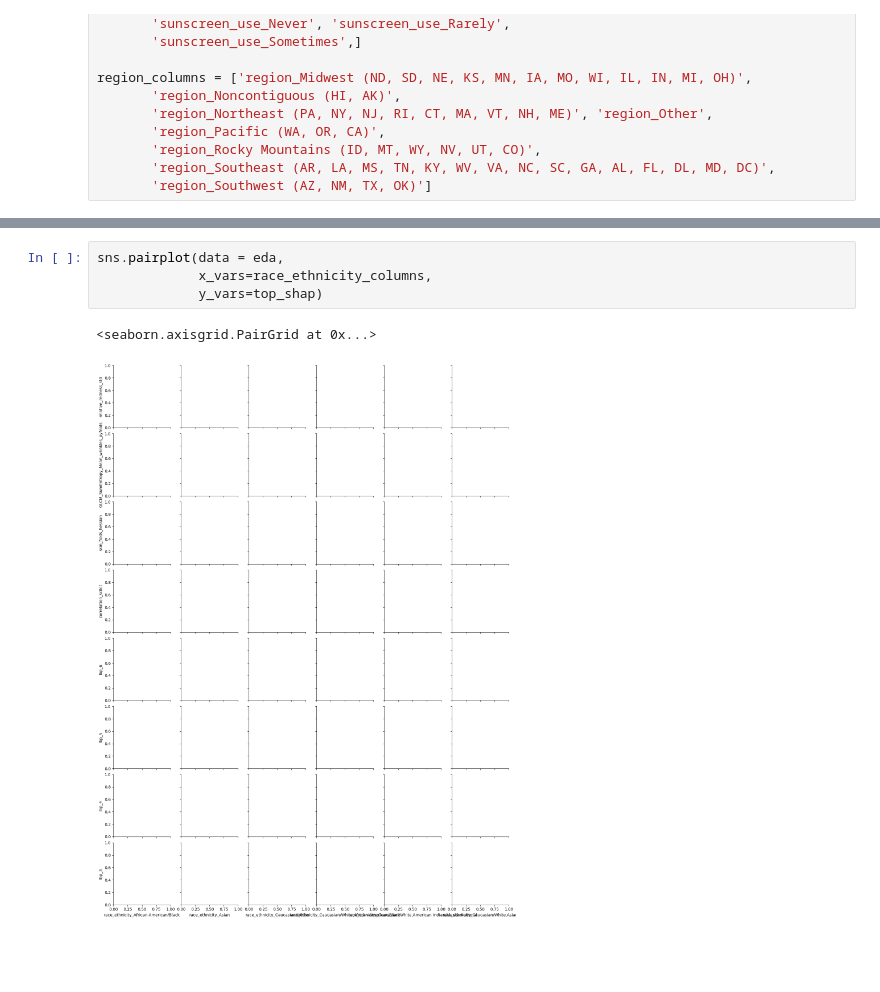
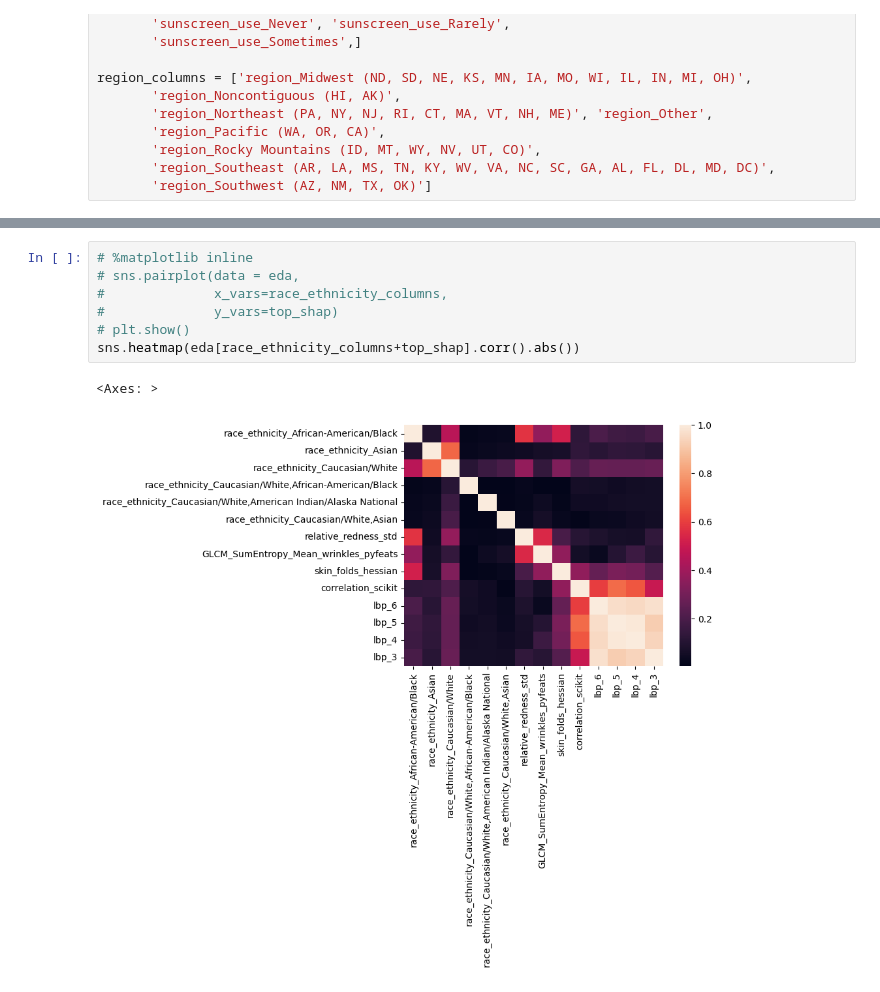
Before and after one commit to velexi-research/DermaML, a Jupyter notebook: notebooks/2024-11-08-NT-Feature-EDA.ipynb, the cells around one changed output, grey strips where cells are left out. Drawn from its saved outputs; the diff is of its cells as text; blank space fills up the shorter version.

```diff
--- a/notebooks/2024-11-08-NT-Feature-EDA.ipynb
+++ b/notebooks/2024-11-08-NT-Feature-EDA.ipynb
@@ -226,8 +252,11 @@ region_columns = ['region_Midwest (ND, SD, NE, KS, MN, IA, MO, WI, IL, IN, MI, O
 # %%
-sns.pairplot(data = eda,
-             x_vars=race_ethnicity_columns,
-             y_vars=top_shap)
+# %matplotlib inline
+# sns.pairplot(data = eda,
+#              x_vars=race_ethnicity_columns,
+#              y_vars=top_shap)
+# plt.show()
+sns.heatmap(eda[race_ethnicity_columns+top_shap].corr().abs())
 # %% [output]
-<seaborn.axisgrid.PairGrid at 0x...>
+<Axes: >
-[figure, old version]
+[figure, new version]
 # %%
```
Also changed, not shown: parts of 4 cells of this notebook.
